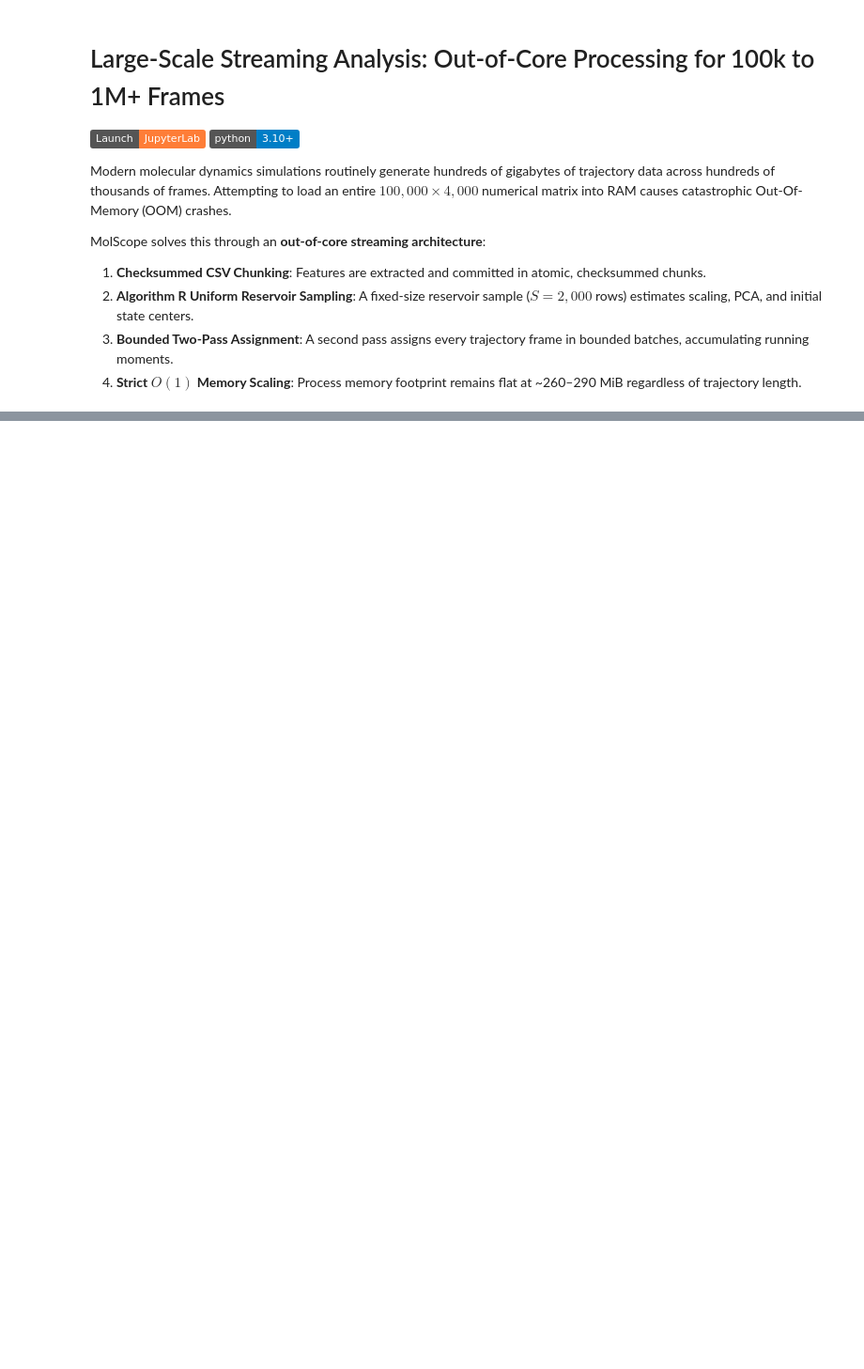
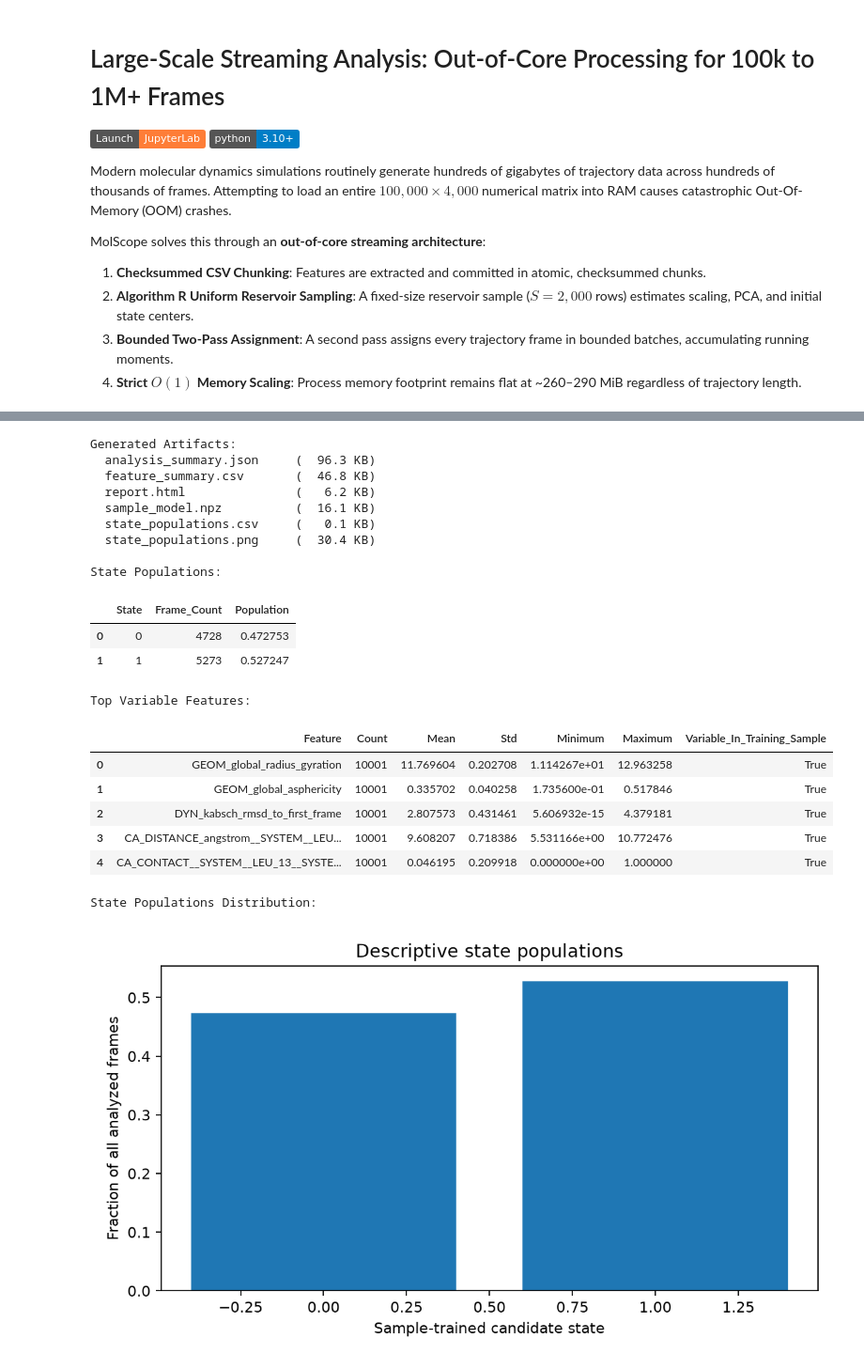
Before and after one commit to N-S8990/molscope, a Jupyter notebook: notebooks/06_Large_Scale_Streaming_Analysis.ipynb, the cells around one changed output, grey strips where cells are left out. Shown at 94% size. Cells and saved outputs as stored; diff of their text form; code cells hidden in the pictures; badges without logos; blank space fills up the shorter version.

Commit message:
notebooks: execute 06 Large Scale Streaming Analysis notebook with 10k frames chunked extraction and PCA plots

```diff
--- a/notebooks/06_Large_Scale_Streaming_Analysis.ipynb
+++ b/notebooks/06_Large_Scale_Streaming_Analysis.ipynb
@@ -87,0 +140,52 @@ for item in sorted(analysis_out.iterdir()):
+# %%
+import pandas as pd
+from IPython.display import Image, display
+
+# 1. Check generated streaming artifacts
+print("Generated Artifacts:")
+for item in sorted(analysis_out.iterdir()):
+    if item.is_file():
+        size_kb = item.stat().st_size / 1024
+        print(f"  {item.name:25s} ({size_kb:6.1f} KB)")
+
+# 2. Display state populations table
+pop_file = analysis_out / "state_populations.csv"
+if pop_file.is_file():
+    print("\nState Populations:")
+    df_pop = pd.read_csv(pop_file)
+    display(df_pop)
+
+# 3. Display top variable features table
+feat_file = analysis_out / "feature_summary.csv"
+if feat_file.is_file():
+    print("\nTop Variable Features:")
+    df_feat = pd.read_csv(feat_file)
+    display(df_feat.head(5))
+
+# 4. Display state populations plot generated by analyze_stream
+pop_img = analysis_out / "state_populations.png"
+if pop_img.is_file():
+    print("\nState Populations Distribution:")
+    display(Image(filename=str(pop_img)))
+# %% [output]
+Generated Artifacts:
+  analysis_summary.json     (  96.3 KB)
+  feature_summary.csv       (  46.8 KB)
+  report.html               (   6.2 KB)
+  sample_model.npz          (  16.1 KB)
+  state_populations.csv     (   0.1 KB)
+  state_populations.png     (  30.4 KB)
+
+State Populations:
+|  | State | Frame_Count | Population |
+| 0 | 0 | 4728 | 0.472753 |
+| 1 | 1 | 5273 | 0.527247 |
+Top Variable Features:
+|  | Feature | Count | Mean | Std | Minimum | Maximum | Variable_In_Training_Sample |
+| 0 | GEOM_global_radius_gyration | 10001 | 11.769604 | 0.202708 | 1.114267e+01 | 12.963258 | True |
+| 1 | GEOM_global_asphericity | 10001 | 0.335702 | 0.040258 | 1.735600e-01 | 0.517846 | True |
+| 2 | DYN_kabsch_rmsd_to_first_frame | 10001 | 2.807573 | 0.431461 | 5.606932e-15 | 4.379181 | True |
+| 3 | CA_DISTANCE_angstrom__SYSTEM__LEU... | 10001 | 9.608207 | 0.718386 | 5.531166e+00 | 10.772476 | True |
+| 4 | CA_CONTACT__SYSTEM__LEU_13__SYSTE... | 10001 | 0.046195 | 0.209918 | 0.000000e+00 | 1.000000 | True |
+State Populations Distribution:
+[figure, added]
```
Also changed, not shown: parts of 14 cells of this notebook.
